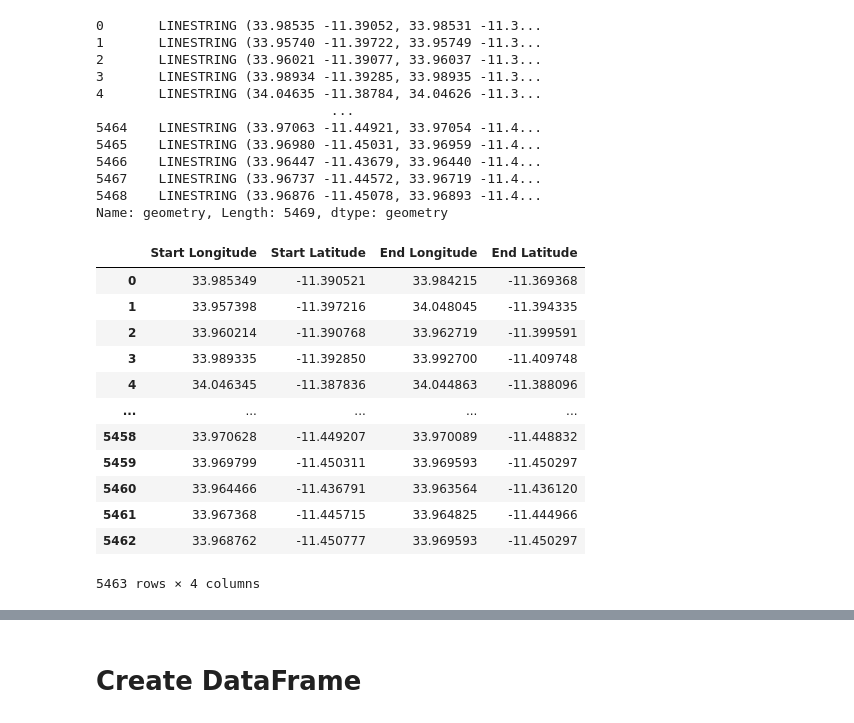
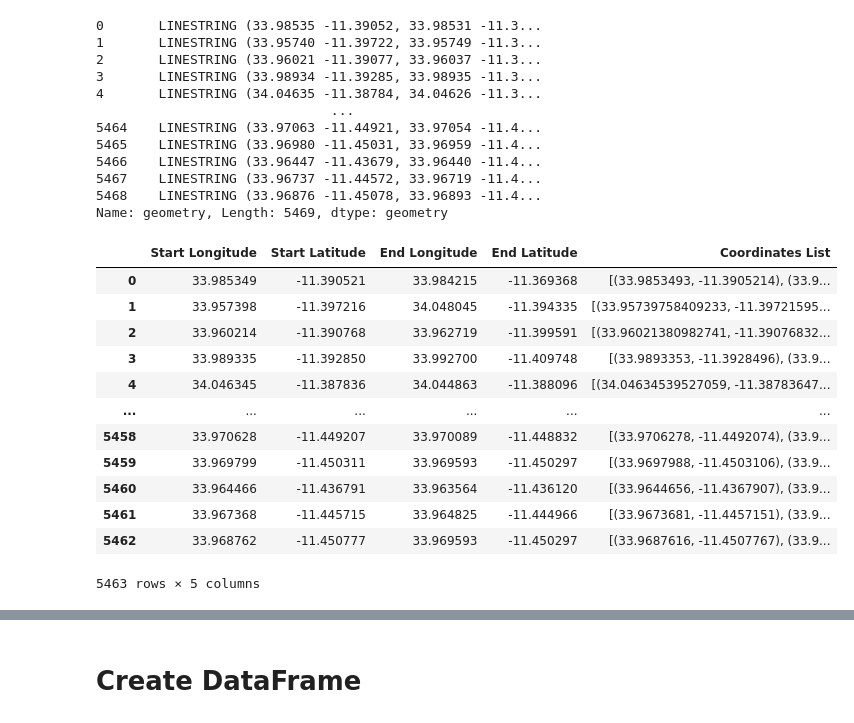
Before and after one commit to RachelRalph/AI4PublicHealth, a Jupyter notebook: Process_Data_Clean.ipynb, the cells around one changed output, grey strips where cells are left out. Saved outputs shown, nothing was run; the diff lists cells and outputs as text; code cells hidden in the pictures.

```diff
--- a/Process_Data_Clean.ipynb
+++ b/Process_Data_Clean.ipynb
@@ -45,6 +45,7 @@ def road_line_processing(road_line_df):
         version of the original data from the .shp file. """
 
     processed_data_line = []
+
 
     for rows in range(len(road_line_df.index)):
         coordinates_line = road_line_df.iloc[rows, 11]
@@ -58,6 +59,11 @@ def road_line_processing(road_line_df):
                 start_latitude_line = coordinates_line[0][1]
                 end_longitude_line = coordinates_line[-1][0]
                 end_latitude_line = coordinates_line[-1][1]
+
+                all_coor = []
+
+                for coordinate in coordinate_line:
+                        all_coor.append(coordinate)
 
                 processed_data_line.append(
                     (start_longitude_line, start_latitude_line, end_longitude_line, end_latitude_line))
@@ -73,47 +79,57 @@ def road_line_processing(road_line_df):
                     end_longitude_line = coordinates_line[-1][0]
                     end_latitude_line = coordinates_line[-1][1]
 
+                    all_coor = []
+
+                    for coordinate in coordinate_line:
+                        all_coor.append(coordinate)
+
                     processed_data_line.append(
-                        (start_longitude_line, start_latitude_line, end_longitude_line, end_latitude_line))
+                        (start_longitude_line, start_latitude_line, end_longitude_line, end_latitude_line, all_coor))
 
             else:
                 print("There is a unique string type that is neither LineString or MultiString:")
                 print("    ", string_type)
 
         else:
             if str(string_type) == "<class 'shapely.geometry.linestring.LineString'>":
                 coordinates_line = list(coordinates_line.coords)
 
                 start_longitude_line = round(coordinates_line[0][0], 6)
                 start_latitude_line = round(coordinates_line[0][1], 6)
                 end_longitude_line = round(coordinates_line[-1][0], 6)
                 end_latitude_line = round(coordinates_line[-1][1], 6)
 
+                all_coor = []
+
+                for coordinate in coordinates_line:
+                        all_coor.append(coordinate)
+
                 processed_data_line.append(
-                    (start_longitude_line, start_latitude_line, end_longitude_line, end_latitude_line))
+                    (start_longitude_line, start_latitude_line, end_longitude_line, end_latitude_line, all_coor))
 
             else:
                 continue
 
     processed_data_line = pd.DataFrame(processed_data_line)
     processed_data_line = processed_data_line.rename(
-        columns={0: "Start Longitude", 1: "Start Latitude", 2: "End Longitude", 3: "End Latitude"})
+        columns={0: "Start Longitude", 1: "Start Latitude", 2: "End Longitude", 3: "End Latitude", 4:"Coordinates List"})
 
     return processed_data_line
 
 road_line_nodes = road_line_processing(extra_data)
 road_line_nodes
 # %% [output]
-|  | Start Longitude | Start Latitude | End Longitude | End Latitude |
-| 0 | 33.985349 | -11.390521 | 33.984215 | -11.369368 |
-| 1 | 33.957398 | -11.397216 | 34.048045 | -11.394335 |
-| 2 | 33.960214 | -11.390768 | 33.962719 | -11.399591 |
-| 3 | 33.989335 | -11.392850 | 33.992700 | -11.409748 |
-| 4 | 34.046345 | -11.387836 | 34.044863 | -11.388096 |
-| ... | ... | ... | ... | ... |
-| 5458 | 33.970628 | -11.449207 | 33.970089 | -11.448832 |
-| 5459 | 33.969799 | -11.450311 | 33.969593 | -11.450297 |
-| 5460 | 33.964466 | -11.436791 | 33.963564 | -11.436120 |
-| 5461 | 33.967368 | -11.445715 | 33.964825 | -11.444966 |
-| 5462 | 33.968762 | -11.450777 | 33.969593 | -11.450297 |
+|  | Start Longitude | Start Latitude | End Longitude | End Latitude | Coordinates List |
+| 0 | 33.985349 | -11.390521 | 33.984215 | -11.369368 | [(33.9853493, -11.3905214), (33.9... |
+| 1 | 33.957398 | -11.397216 | 34.048045 | -11.394335 | [(33.95739758409233, -11.39721595... |
+| 2 | 33.960214 | -11.390768 | 33.962719 | -11.399591 | [(33.96021380982741, -11.39076832... |
+| 3 | 33.989335 | -11.392850 | 33.992700 | -11.409748 | [(33.9893353, -11.3928496), (33.9... |
+| 4 | 34.046345 | -11.387836 | 34.044863 | -11.388096 | [(34.04634539527059, -11.38783647... |
+| ... | ... | ... | ... | ... | ... |
+| 5458 | 33.970628 | -11.449207 | 33.970089 | -11.448832 | [(33.9706278, -11.4492074), (33.9... |
+| 5459 | 33.969799 | -11.450311 | 33.969593 | -11.450297 | [(33.9697988, -11.4503106), (33.9... |
+| 5460 | 33.964466 | -11.436791 | 33.963564 | -11.436120 | [(33.9644656, -11.4367907), (33.9... |
+| 5461 | 33.967368 | -11.445715 | 33.964825 | -11.444966 | [(33.9673681, -11.4457151), (33.9... |
+| 5462 | 33.968762 | -11.450777 | 33.969593 | -11.450297 | [(33.9687616, -11.4507767), (33.9... |
-5463 rows × 4 columns
+5463 rows × 5 columns
```
Also changed, not shown: parts of 18 cells of this notebook, 1 other file.
